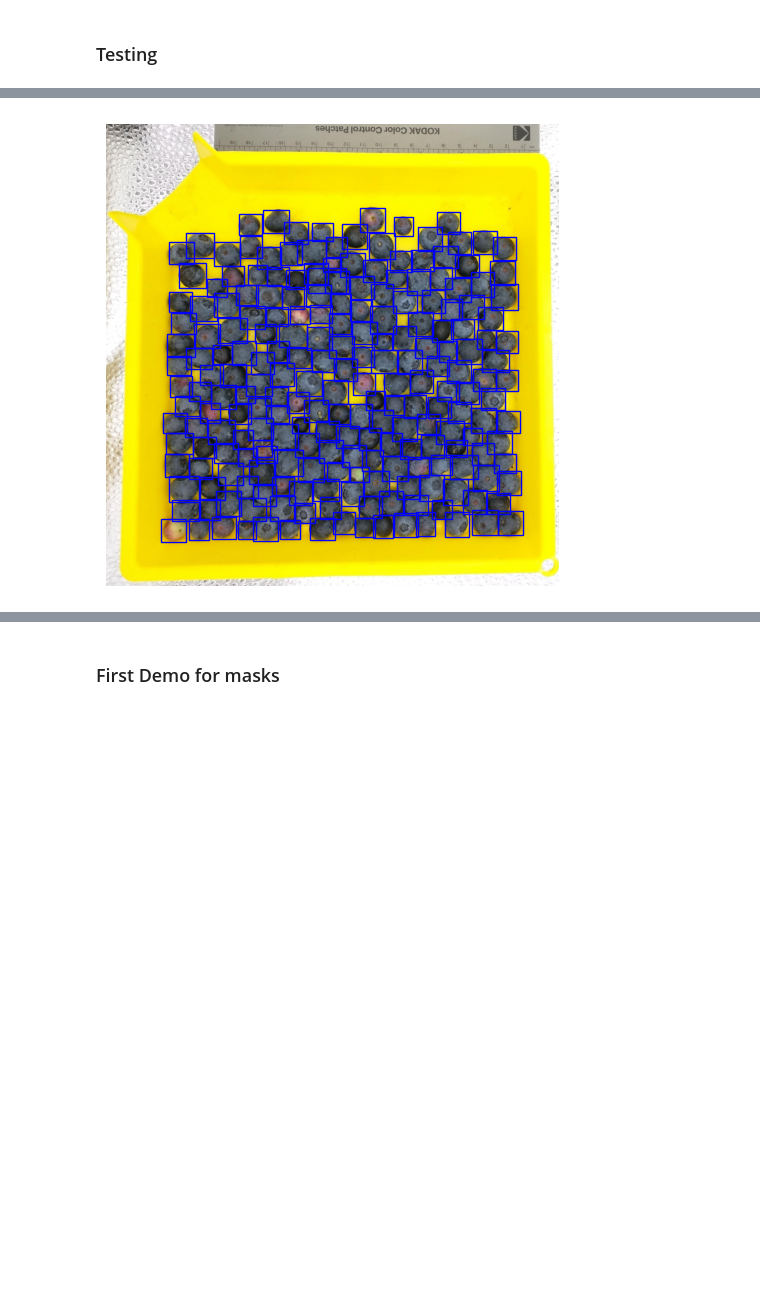
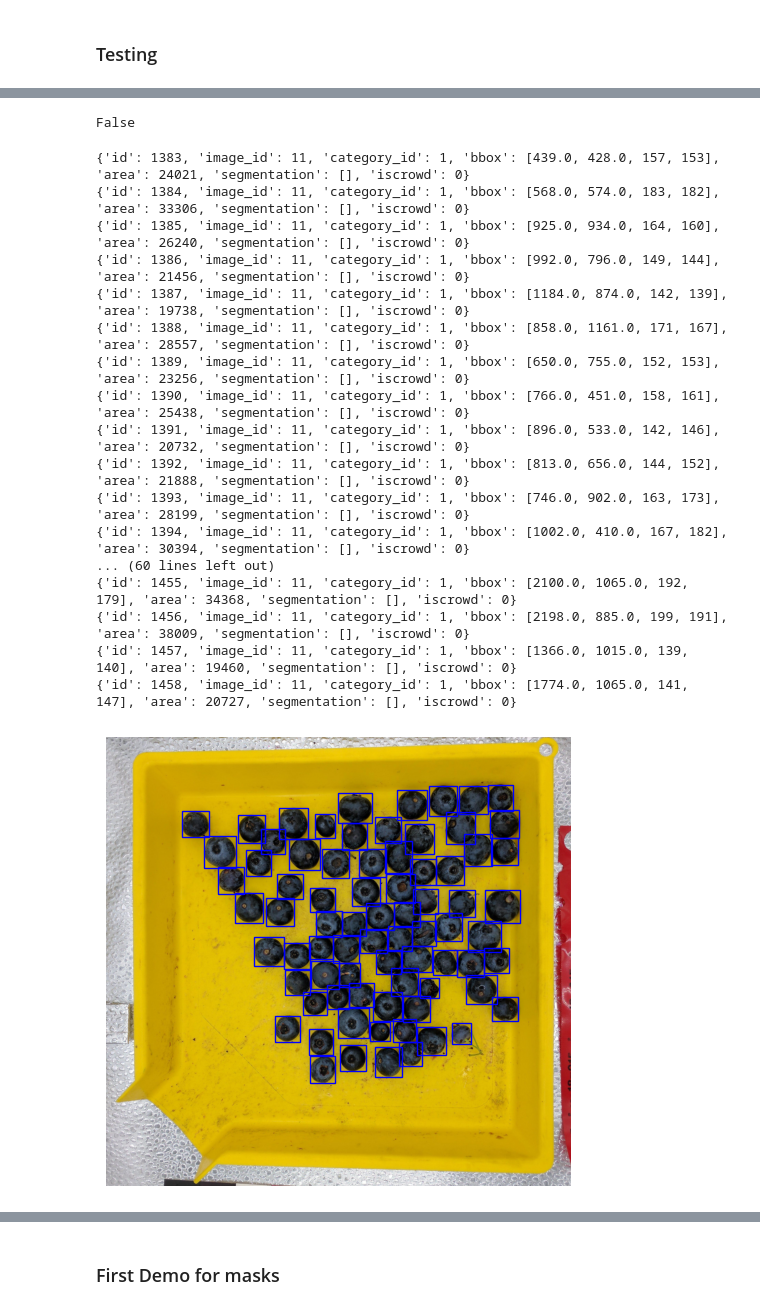
Before and after one commit to smarabattula/aros-blueberry, a Jupyter notebook: blueberry.ipynb, the cells around one changed output, grey strips where cells are left out. Cells and saved outputs as stored; diff of their text form; code cells hidden in the pictures; blank space fills up the shorter version.

Commit message:
added image cropping code

```diff
--- a/blueberry.ipynb
+++ b/blueberry.ipynb
@@ -442,7 +428,7 @@ class ImageCropping:
         self.image_path = image_path
         self.image = cv2.cvtColor(cv2.imread(self.image_path),cv2.COLOR_BGR2RGB)
         self.x,self.y,self.w,self.h = self.image_crop_box()
-
+        print(self.x, self.y,self.w,self.h)
     # ChatGPT wrote the code for image_bbox function:
     # https://chat.openai.com/share/358f5b96-cb12-4f70-9ec5-07f359758c8f
     # I changed the color threshold value.
@@ -496,7 +482,7 @@ class ImageCropping:
         return cropped_image
 
     def get_image_id(self,coco_data):
-        target_image_name = self.image_path.replace(IMAGES_DIRECTORY_PATH,"")[1:]
+        target_image_name = self.image_path.split("\\")[-1]
         # Initialize a variable to store the image_id
         image_id = None
         # Iterate through the images in the COCO dataset
@@ -511,9 +497,12 @@ class ImageCropping:
         detection_boxes = []
         for i in range(len(coco_data['annotations'])):
             if coco_data['annotations'][i]['image_id'] == self.get_image_id(coco_data):
+                if coco_data['annotations'][i]['segmentation']:
+                    coco_data['annotations'][i]['segmentation'] = []
                 # Update the bounding box coordinates (assuming [x, y, width, height] format)
                 # Replace with the new coordinates
-                coco_data['annotations'][i]['bbox'][0] -= self.x
-                coco_data['annotations'][i]['bbox'][1] -= self.y
+                coco_data['annotations'][i]['bbox'][0] -= float(self.x)
+                coco_data['annotations'][i]['bbox'][1] -= float(self.y)
                 detection_boxes.append(coco_data['annotations'][i]['bbox'])
+
         return detection_boxes
@@ -592,0 +556,17 @@ image_names[10]
+# %%
+
+import json
+import os
+
+img_name = image_name
+# r"c:\Users\sasan\OneDrive\Desktop\CSC630\aros-blueberry\blueberry_object_detection-20\test\18-029_F2_32_9_jpg.rf.6fd5e243fe52ca9750011bf79d1ea684.jpg"
+IMAGES_DIRECTORY_PATH = os.path.join(dataset_loc, 'test')
+ANNOTATIONS_FILE_PATH = os.path.join(IMAGES_DIRECTORY_PATH, ANNOTATIONS_FILE_NAME)
+with open(ANNOTATIONS_FILE_PATH, 'r') as f:
+    coco_data = json.load(f)
+image = ImageCropping(img_name,ANNOTATIONS_FILE_PATH)
+cropped_image = image.cropped_image()
+detection_boxes = image.modify_detection_bboxes(coco_data)
+
+image_id = image.get_image_id(coco_data)
+print(image_id)
@@ -592,0 +575,10 @@ image_names[10]
+# %%
+detection_boxes1 = []
+for i in range(len(coco_data1['annotations'])):
+    if coco_data1['annotations'][i]["image_id"] == 22:
+        detection_boxes1.append(coco_data1['annotations'][i]["bbox"])
+# %%
+detection_boxes0 = []
+for i in range(len(coco_data['annotations'])):
+    if coco_data['annotations'][i]["image_id"] == 11:
+        detection_boxes0.append(coco_data['annotations'][i]["bbox"])
@@ -593,31 +605,56 @@ image_names[10]
+# %%
+detection_boxes == detection_boxes0
+# %% [output]
+False
 # %%
 # TESTING IF THE CODE HAS ACTUALLY WORKED FOR A SAMPLE IMAGE
 
 import matplotlib.pyplot as plt
 import matplotlib.patches as patches
 import cv2
 
+image = cv2.imread(image_name)
 # Create a Matplotlib figure and axis
 fig, ax = plt.subplots(1, figsize=(6, 6))
-ax.imshow(cv2.cvtColor(cropped_image, cv2.COLOR_BGR2RGB))  # Convert BGR to RGB for Matplotlib
+ax.imshow(cv2.cvtColor(image, cv2.COLOR_BGR2RGB))  # Convert BGR to RGB for Matplotlib
 
+count = 0
 # Iterate through the COCO annotations and draw them on the axis
 for i in range(len(coco_data['annotations'])):
     if coco_data['annotations'][i]['image_id'] == image_id:
+        coco_data['annotations'][i]['segmentation'] = []
+        print(coco_data['annotations'][i])
         ix, iy, iwidth, iheight = coco_data['annotations'][i]['bbox']
         label = coco_data['annotations'][i]['category_id']  # Assuming 'category_id' is used as a label
 
         # Draw a bounding box
         rect = patches.Rectangle((ix,iy), iwidth, iheight, linewidth=1, edgecolor='b', facecolor='none')
         ax.add_patch(rect)
         # detection_boxes1.append([ix-x,iy-y,iwidth,iheight])
     # Display the label
     # ax.text(x, y - 5, str(label), color='g', fontsize=12, backgroundcolor='black')
 
 # Hide axis labels and ticks
 ax.axis('off')
 
 # Show the Matplotlib plot
 plt.show()
 # %% [output]
+{'id': 1383, 'image_id': 11, 'category_id': 1, 'bbox': [439.0, 428.0, 157, 153], 'area': 24021, 'segmentation': [], 'iscrowd': 0}
+{'id': 1384, 'image_id': 11, 'category_id': 1, 'bbox': [568.0, 574.0, 183, 182], 'area': 33306, 'segmentation': [], 'iscrowd': 0}
+{'id': 1385, 'image_id': 11, 'category_id': 1, 'bbox': [925.0, 934.0, 164, 160], 'area': 26240, 'segmentation': [], 'iscrowd': 0}
+{'id': 1386, 'image_id': 11, 'category_id': 1, 'bbox': [992.0, 796.0, 149, 144], 'area': 21456, 'segmentation': [], 'iscrowd': 0}
+{'id': 1387, 'image_id': 11, 'category_id': 1, 'bbox': [1184.0, 874.0, 142, 139], 'area': 19738, 'segmentation': [], 'iscrowd': 0}
+{'id': 1388, 'image_id': 11, 'category_id': 1, 'bbox': [858.0, 1161.0, 171, 167], 'area': 28557, 'segmentation': [], 'iscrowd': 0}
+{'id': 1389, 'image_id': 11, 'category_id': 1, 'bbox': [650.0, 755.0, 152, 153], 'area': 23256, 'segmentation': [], 'iscrowd': 0}
+{'id': 1390, 'image_id': 11, 'category_id': 1, 'bbox': [766.0, 451.0, 158, 161], 'area': 25438, 'segmentation': [], 'iscrowd': 0}
+{'id': 1391, 'image_id': 11, 'category_id': 1, 'bbox': [896.0, 533.0, 142, 146], 'area': 20732, 'segmentation': [], 'iscrowd': 0}
+{'id': 1392, 'image_id': 11, 'category_id': 1, 'bbox': [813.0, 656.0, 144, 152], 'area': 21888, 'segmentation': [], 'iscrowd': 0}
+{'id': 1393, 'image_id': 11, 'category_id': 1, 'bbox': [746.0, 902.0, 163, 173], 'area': 28199, 'segmentation': [], 'iscrowd': 0}
+{'id': 1394, 'image_id': 11, 'category_id': 1, 'bbox': [1002.0, 410.0, 167, 182], 'area': 30394, 'segmentation': [], 'iscrowd': 0}
+... (60 lines left out)
+{'id': 1455, 'image_id': 11, 'category_id': 1, 'bbox': [2100.0, 1065.0, 192, 179], 'area': 34368, 'segmentation': [], 'iscrowd': 0}
+{'id': 1456, 'image_id': 11, 'category_id': 1, 'bbox': [2198.0, 885.0, 199, 191], 'area': 38009, 'segmentation': [], 'iscrowd': 0}
+{'id': 1457, 'image_id': 11, 'category_id': 1, 'bbox': [1366.0, 1015.0, 139, 140], 'area': 19460, 'segmentation': [], 'iscrowd': 0}
+{'id': 1458, 'image_id': 11, 'category_id': 1, 'bbox': [1774.0, 1065.0, 141, 147], 'area': 20727, 'segmentation': [], 'iscrowd': 0}
-[figure, old version]
+[figure, new version]
```
Also changed, not shown: parts of 42 cells of this notebook, 2 other files.
